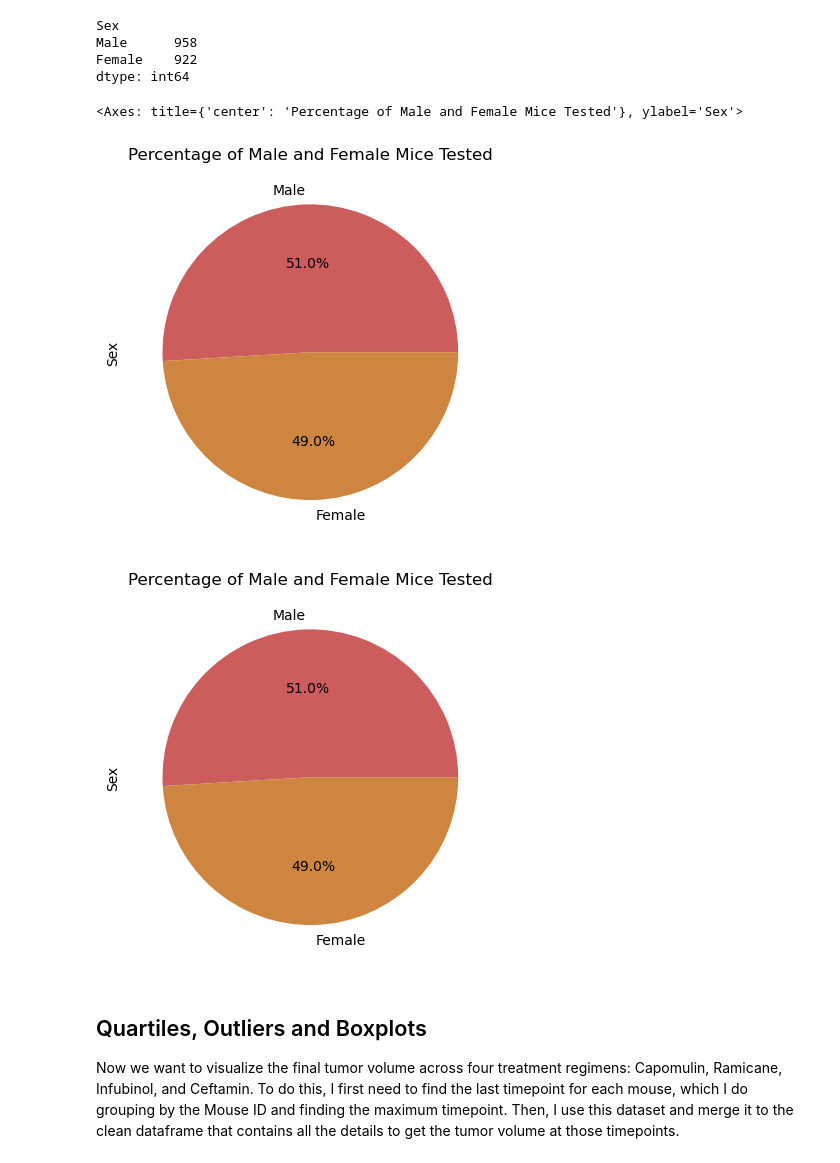
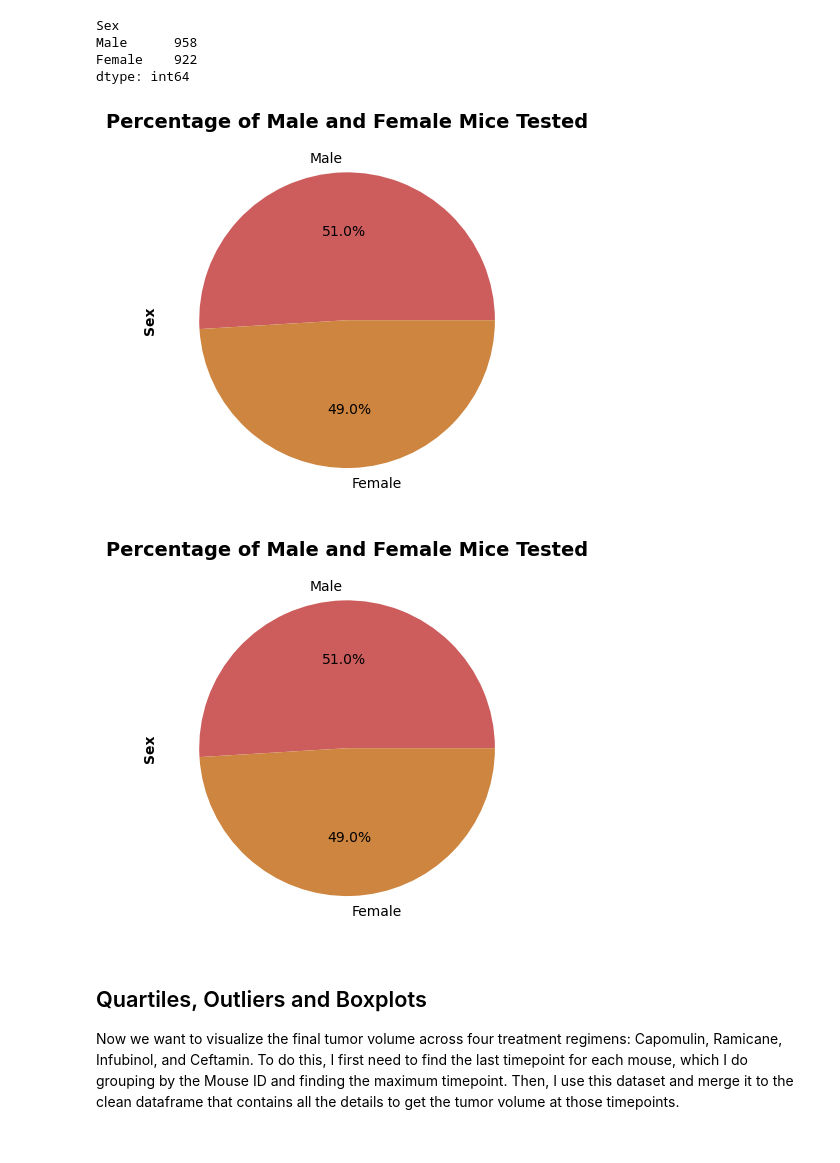
Before and after one commit to tsbarr/matplotlib-challenge, a Jupyter notebook: Pymaceuticals/pymaceuticals_analysis_tsbarr.ipynb, the cells around one changed output. Cells and saved outputs as stored; diff of their text form; code cells hidden in the pictures.

```diff
--- a/Pymaceuticals/pymaceuticals_analysis_tsbarr.ipynb
+++ b/Pymaceuticals/pymaceuticals_analysis_tsbarr.ipynb
@@ -275,17 +329,30 @@ pie_colors = ['indianred', 'peru']
 # %%
 
 # Generate a pie plot showing the distribution of female versus male mice using Pandas
-counts_by_sex.plot(
+pd_pie = counts_by_sex.plot(
     y='Sex',
-    ylabel='Sex',
-    title='Percentage of Male and Female Mice Tested',
     kind='pie',
     autopct='%1.1f%%',
     colors=pie_colors
 )
+
+# Set and format y label and title
+pd_pie.set_ylabel(
+    'Sex',
+    fontdict={'weight': 700}
+)
+pd_pie.set_title(
+    'Percentage of Male and Female Mice Tested',
+    fontdict={'weight': 700, 'size': 14}
+)
+
+# Save plot
+plt.savefig('results/pie_pandas.png')
+
+# Display plot
+plt.show()
 # %% [output]
-<Axes: title={'center': 'Percentage of Male and Female Mice Tested'}, ylabel='Sex'>
-[figure, old version]
+[figure, new version]
 # %%
 # Generate a pie plot showing the distribution of female versus male mice using pyplot
 plt.pie(
@@ -294,12 +361,24 @@ plt.pie(
     autopct='%1.1f%%',
     colors=pie_colors
 )
-plt.ylabel('Sex')
-plt.title('Percentage of Male and Female Mice Tested')
 
+# Set and format y label and title
+plt.ylabel(
+    'Sex',
+    fontdict={'weight': 700}
+)
+plt.title(
+    'Percentage of Male and Female Mice Tested',
+    fontdict={'weight': 700, 'size': 14}
+)
+
+# Save plot
+plt.savefig('results/pie_pyplot.png')
+
+# Display plot
 plt.show()
 # %% [output]
-[figure, old version]
+[figure, new version]
 # %% [markdown]
 ## Quartiles, Outliers and Boxplots
 
```
Also changed, not shown: parts of 27 cells of this notebook, 11 other files.
